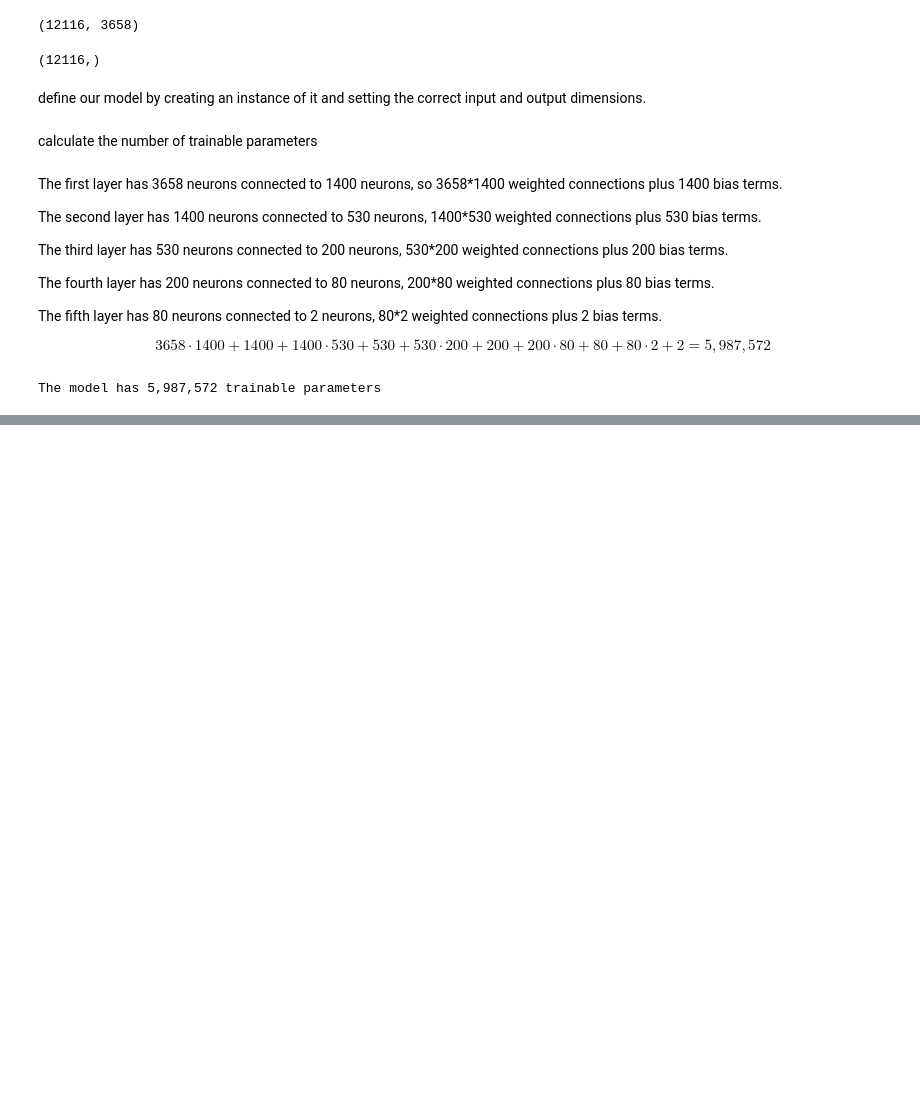
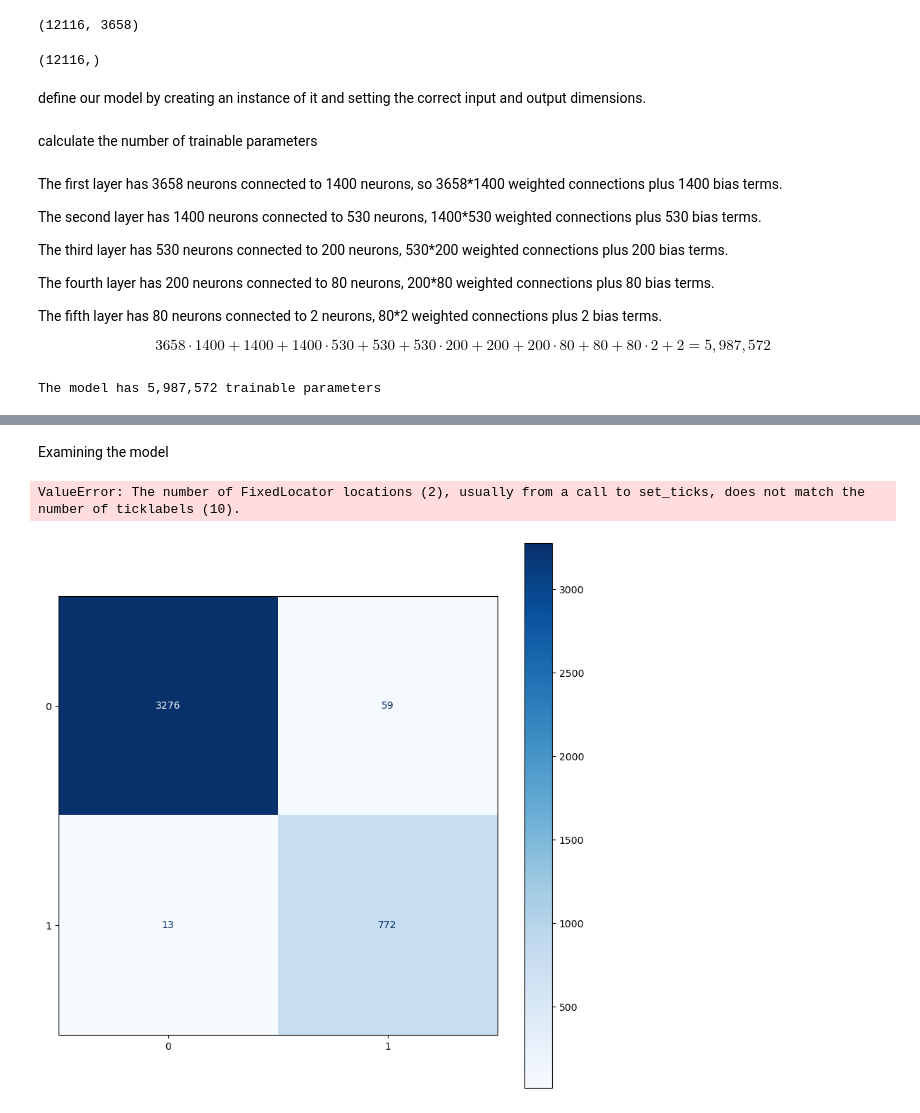
Before and after one commit to Aish-u/DS440-CAPSTONE, a Jupyter notebook: DS440_capstone.ipynb, the cells around one changed output, grey strips where cells are left out. Cells and saved outputs as stored; diff of their text form; code cells hidden in the pictures; blank space fills up the shorter version.

Commit message:
updated with confusion matrix, model accuracy and loss
on unbalanced data set - model acc = 98%

```diff
--- a/DS440_capstone.ipynb
+++ b/DS440_capstone.ipynb
@@ -138,7 +143,7 @@ class CustomDataset(data.Dataset):
             label = self.target_transform(label)
         return curve, label
 # %%
-train = CustomDataset(training_class, new_training_f, transform=None, target_transform=None)
+train = CustomDataset(training_class, float_nt_f, transform=None, target_transform=None)
 # %%
 VALID_RATIO = 0.9
 TEST_RATIO = 0.66
@@ -333,0 +372,47 @@ test_loss, test_acc = evaluate(model, test_iterator, criterion, device)
+# %% [markdown]
+Examining the model
+# %%
+def get_predictions(model, iterator, device):
+
+    model.eval()
+
+    images = []
+    labels = []
+    probs = []
+
+    with torch.no_grad():
+
+        for (x, y) in iterator:
+
+            x = x.to(device)
+
+            y_pred, _ = model(x.float())
+
+            y_prob = F.softmax(y_pred, dim=-1)
+
+            images.append(x.cpu())
+            labels.append(y.cpu())
+            probs.append(y_prob.cpu())
+
+    images = torch.cat(images, dim=0)
+    labels = torch.cat(labels, dim=0)
+    probs = torch.cat(probs, dim=0)
+
+    return images, labels, probs
+# %%
+images, labels, probs = get_predictions(model, test_iterator, device)
+
+pred_labels = torch.argmax(probs, 1)
+# %%
+def plot_confusion_matrix(labels, pred_labels):
+
+    fig = plt.figure(figsize=(10, 10))
+    ax = fig.add_subplot(1, 1, 1)
+    cm = metrics.confusion_matrix(labels, pred_labels)
+    cm = metrics.ConfusionMatrixDisplay(cm, display_labels=range(10))
+    cm.plot(values_format='d', cmap='Blues', ax=ax)
+# %%
+plot_confusion_matrix(labels, pred_labels)
+# %% [output]
+ValueError: The number of FixedLocator locations (2), usually from a call to set_ticks, does not match the number of ticklabels (10).
+[figure, added]
```
Also changed, not shown: parts of 10 cells of this notebook, 1 other file.
